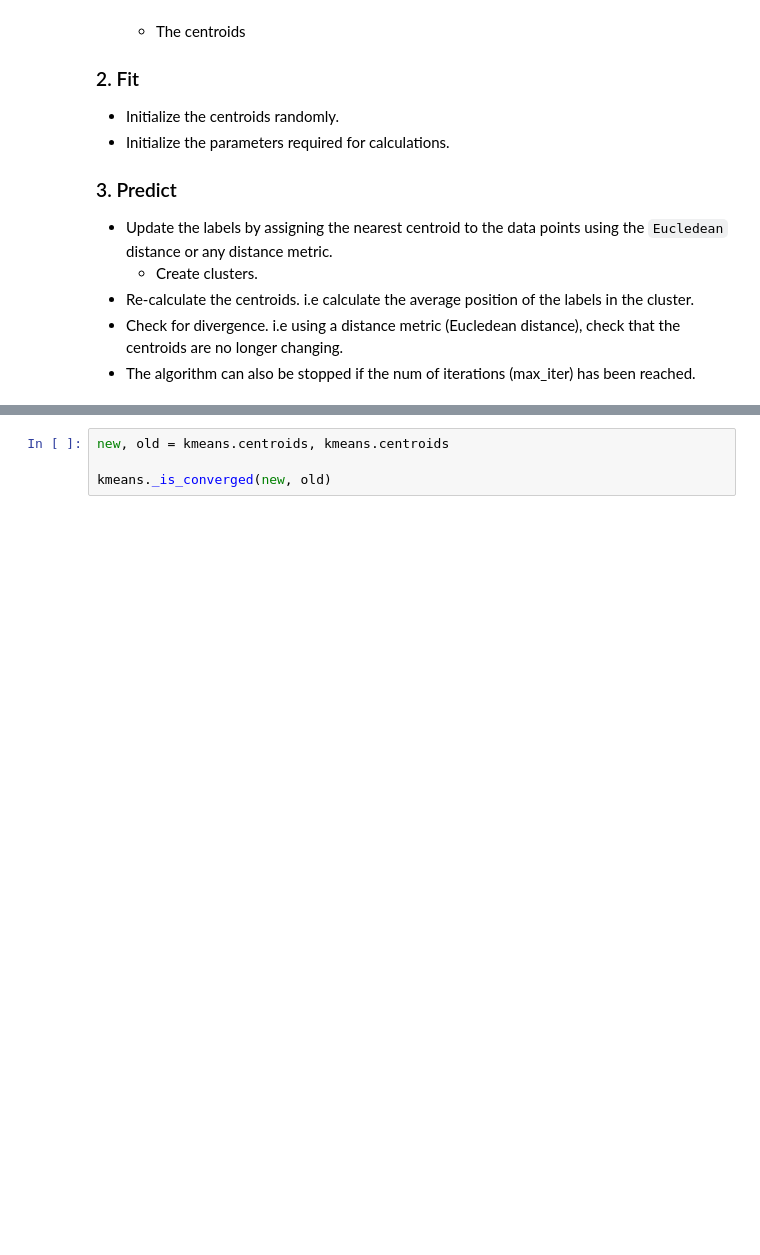
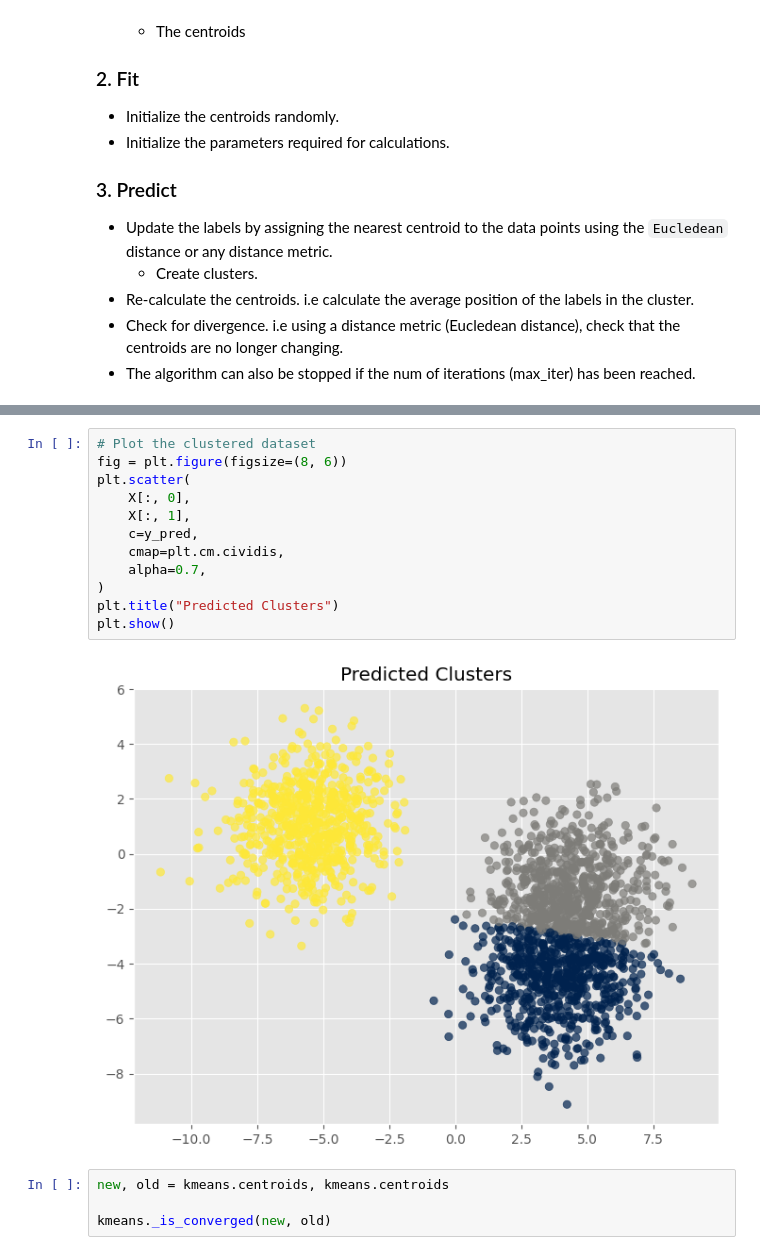
Before and after one commit to chineidu/ML_algos_from_scratch, a Jupyter notebook: notebook/04_KMeans_n_KNN.ipynb, the cells around one changed output, grey strips where cells are left out. Cells and saved outputs as stored; diff of their text form; blank space fills up the shorter version.

```diff
--- a/notebook/04_KMeans_n_KNN.ipynb
+++ b/notebook/04_KMeans_n_KNN.ipynb
@@ -245,3 +256,17 @@ array([[1.4115e-320, 7.7771e-320],
+# %%
+# Plot the clustered dataset
+fig = plt.figure(figsize=(8, 6))
+plt.scatter(
+    X[:, 0],
+    X[:, 1],
+    c=y_pred,
+    cmap=plt.cm.cividis,
+    alpha=0.7,
+)
+plt.title("Predicted Clusters")
+plt.show()
+# %% [output]
+[figure, added]
 # %%
 new, old = kmeans.centroids, kmeans.centroids
 
```
Also changed, not shown: parts of 6 cells of this notebook.
